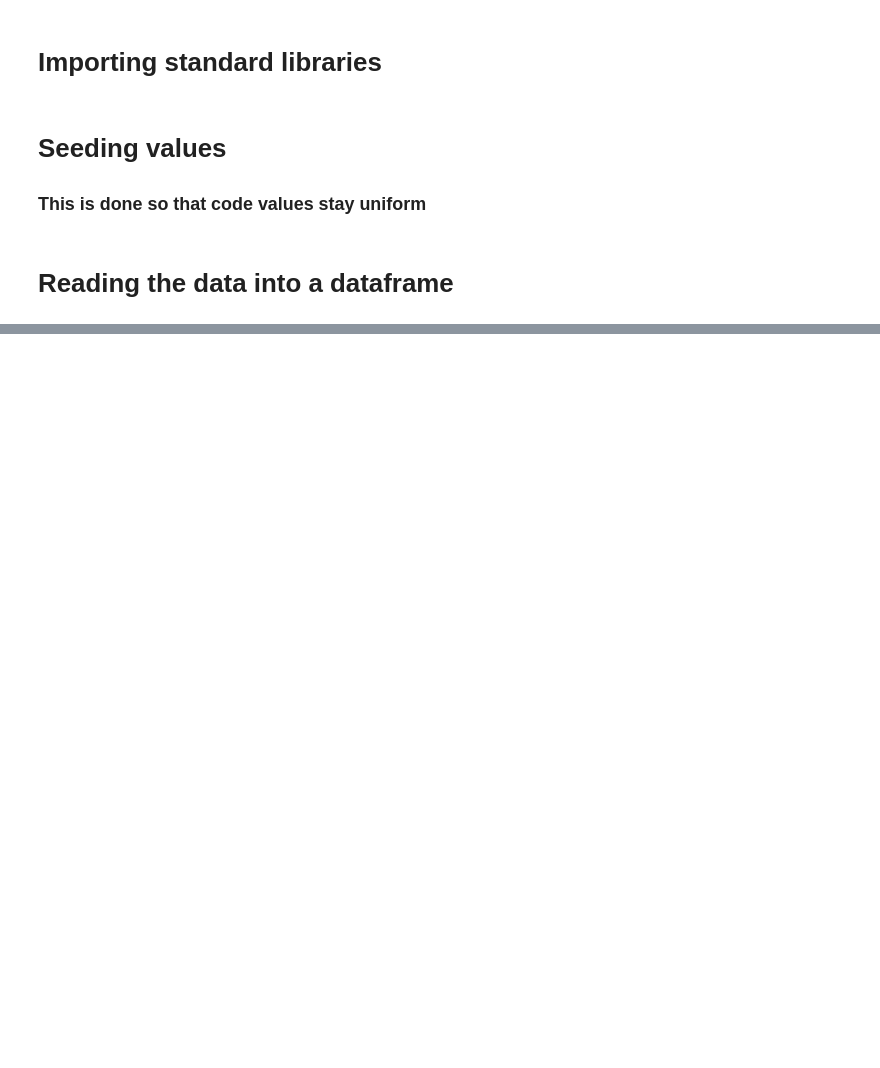
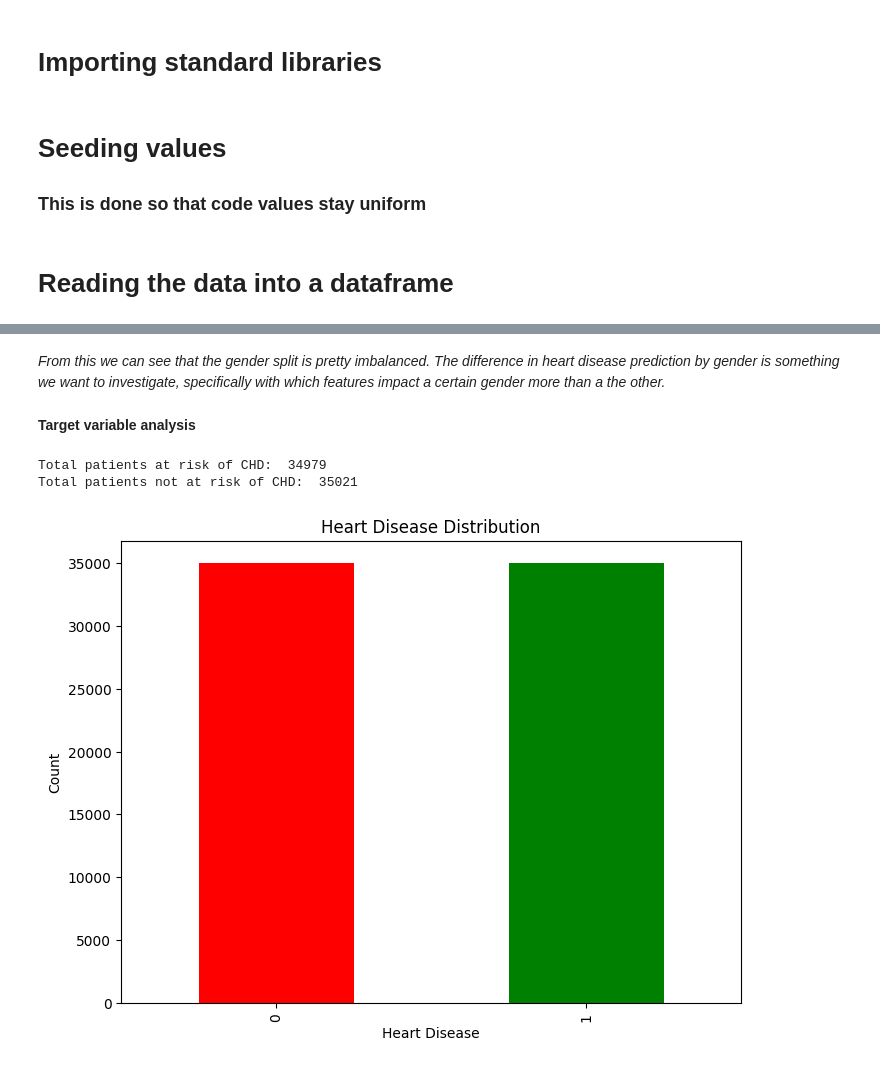
Before and after one commit to bradymiller2310/DS340_Project, a Jupyter notebook: Copy_of_Siamese.ipynb, the cells around one changed output, grey strips where cells are left out. Saved outputs shown, nothing was run; the diff lists cells and outputs as text; code cells hidden in the pictures; blank space fills up the shorter version.

```diff
--- a/Copy_of_Siamese.ipynb
+++ b/Copy_of_Siamese.ipynb
@@ -322,0 +97,25 @@ print([len(p01), len(p00), len(p11)])
+# %% [markdown]
+*From this we can see that the gender split is pretty imbalanced. The difference in heart disease prediction by gender is something we want to investigate, specifically with which features impact a certain gender more than a the other.*
+# %% [markdown]
+**Target variable analysis**
+# %%
+hd_counts = df['cardio'].value_counts()
+
+from collections import Counter
+tv_count = Counter(df['cardio'])
+print('Total patients at risk of CHD: ', tv_count[1])
+print('Total patients not at risk of CHD: ', tv_count[0])
+
+# Plotting
+plt.figure(figsize=(8,6))
+hd_counts.plot(kind='bar', color=['red', 'green'])
+plt.title('Heart Disease Distribution')
+plt.xlabel('Heart Disease')
+plt.ylabel('Count')
+
+# Display the plot
+plt.show()
+# %% [output]
+Total patients at risk of CHD:  34979
+Total patients not at risk of CHD:  35021
+[figure, added]
```
Also changed, not shown: parts of 65 cells of this notebook.
